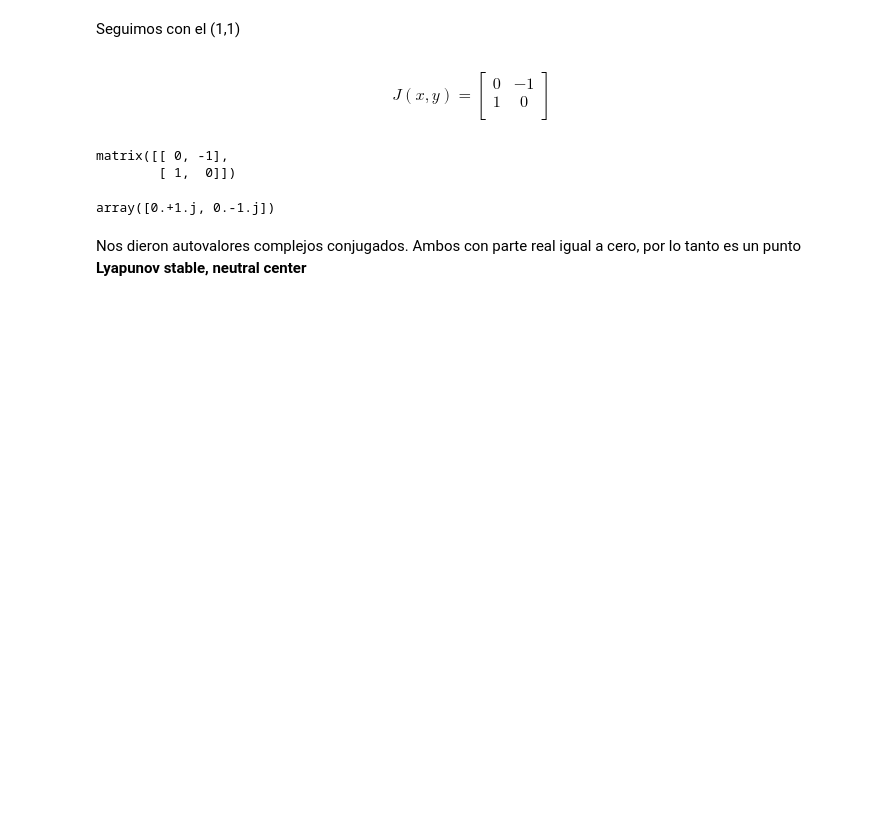
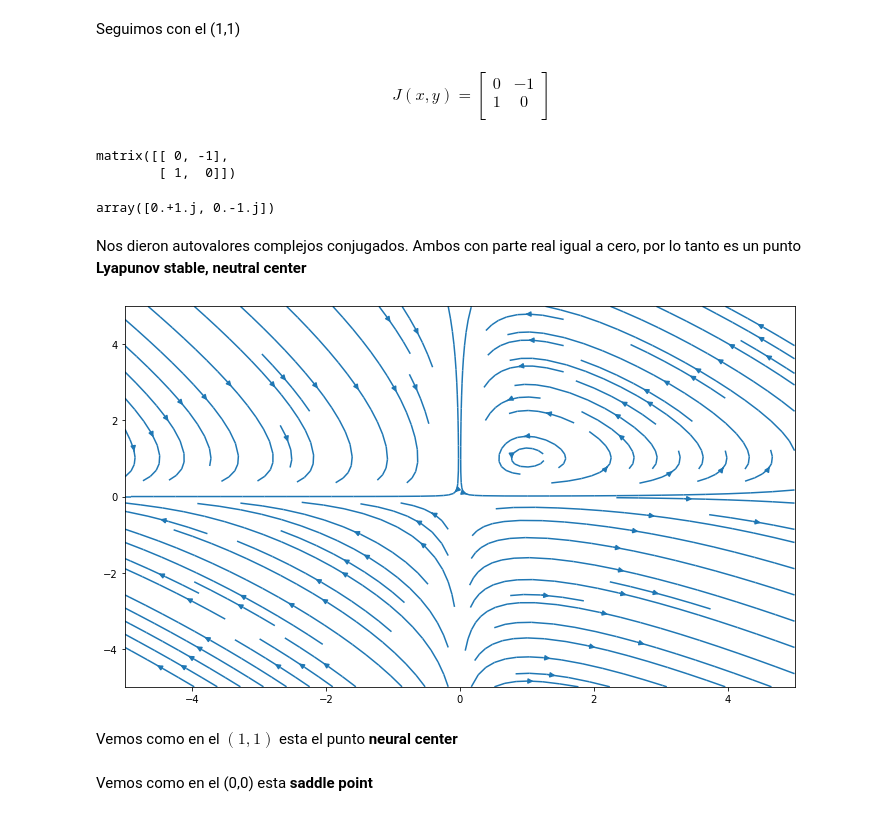
Before and after one commit to sebastianripari/75.26_simulacion, a Jupyter notebook: 4/resumen.ipynb, the cells around one changed output. Saved outputs shown, nothing was run; the diff lists cells and outputs as text; code cells hidden in the pictures; blank space fills up the shorter version.

```diff
--- a/4/resumen.ipynb
+++ b/4/resumen.ipynb
@@ -423,3 +423,20 @@ autovalores
 array([0.+1.j, 0.-1.j])
 # %% [markdown]
 Nos dieron autovalores complejos conjugados. Ambos con parte real igual a cero, por lo tanto es un punto <b>Lyapunov stable, neutral center</b>
+# %%
+import matplotlib.pyplot as plt
+
+a = 5
+Y, X = np.mgrid[-a:a:100j, -a:a:100j]
+U = X-X*Y
+V = X*Y-Y
+
+fig = plt.figure(figsize = (12, 7))
+plt.streamplot(X, Y, U, V, density = 1)
+plt.show()
+# %% [output]
+[figure, added]
+# %% [markdown]
+Vemos como en el $(1,1)$ esta el punto <b>neural center</b>
+# %% [markdown]
+Vemos como en el (0,0) esta <b>saddle point</b>
```
